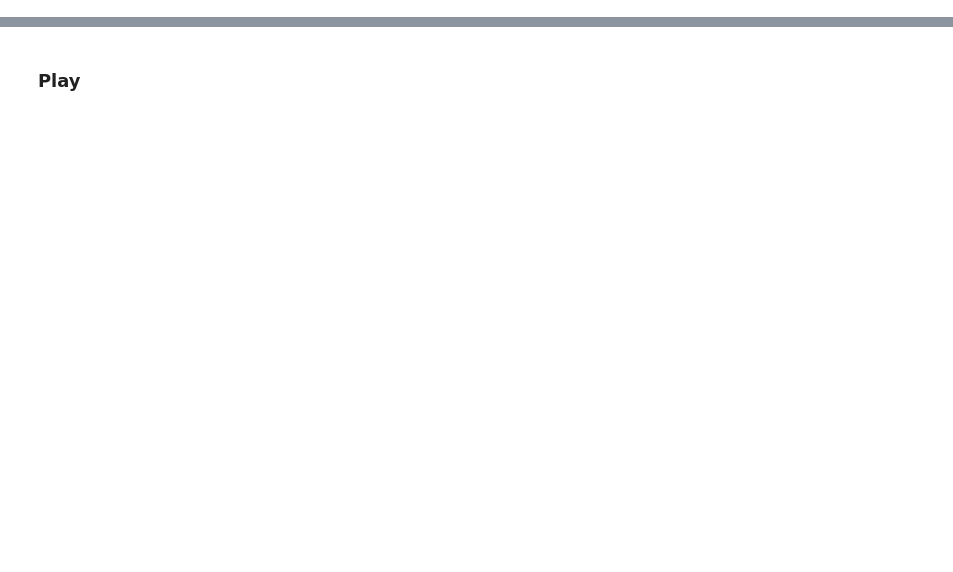
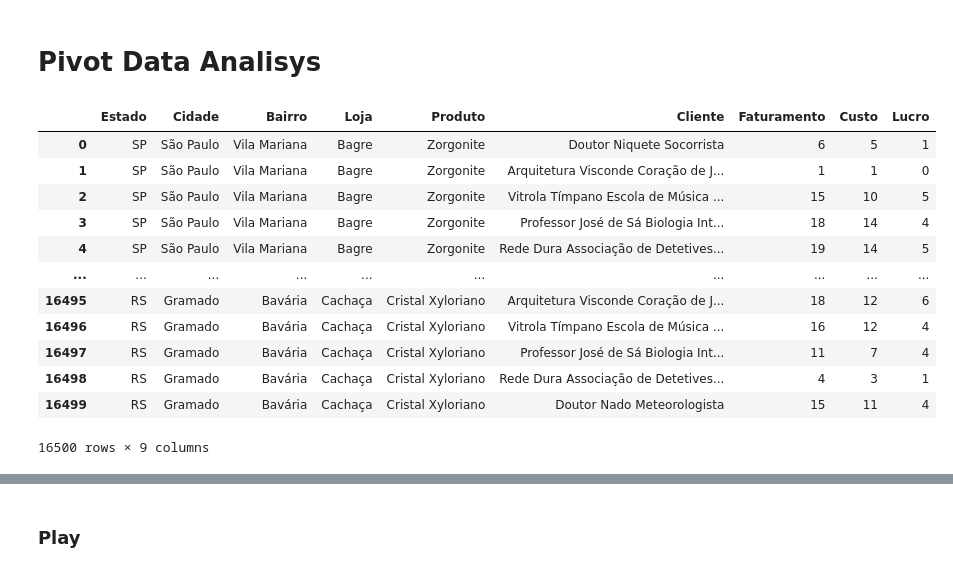
Before and after one commit to faustostangler/FLY_OLD, a Jupyter notebook: playground.ipynb, the cells around one changed output, grey strips where cells are left out. Drawn from its saved outputs; the diff is of its cells as text; code cells hidden in the pictures; blank space fills up the shorter version.

```diff
--- a/playground.ipynb
+++ b/playground.ipynb
@@ -0,0 +1,2 @@
+# %% [markdown]
+# Pivot Data Analisys
@@ -0,0 +8,39 @@
+# %%
+dados = []
+for estado, cidades in estados_cidades_bairros_lojas.items():
+    for cidade, bairros in cidades.items():
+        for bairro, lojas in bairros.items():
+            for loja in lojas:
+                for produto in produtos:
+                    for cliente in clientes:
+                        faturamento = int(np.random.randint(1, 20))  # 1000 a 20000
+                        custo = int(faturamento * np.random.uniform(0.6, 0.8)) + 1  # 60% a 80% do faturamento
+                        dados.append({
+                            "Estado": estado,
+                            "Cidade": cidade,
+                            "Bairro": bairro,
+                            "Loja": loja,
+                            "Produto": produto,
+                            "Cliente": cliente,
+                            "Faturamento": faturamento,
+                            "Custo": custo,
+                        })
+
+# Criando o DataFrame final
+df = pd.DataFrame(dados)
+df['Lucro'] = df['Faturamento'] - df['Custo']
+df
+# %% [output]
+|  | Estado | Cidade | Bairro | Loja | Produto | Cliente | Faturamento | Custo | Lucro |
+| 0 | SP | São Paulo | Vila Mariana | Bagre | Zorgonite | Doutor Niquete Socorrista | 6 | 5 | 1 |
+| 1 | SP | São Paulo | Vila Mariana | Bagre | Zorgonite | Arquitetura Visconde Coração de J... | 1 | 1 | 0 |
+| 2 | SP | São Paulo | Vila Mariana | Bagre | Zorgonite | Vitrola Tímpano Escola de Música ... | 15 | 10 | 5 |
+| 3 | SP | São Paulo | Vila Mariana | Bagre | Zorgonite | Professor José de Sá Biologia Int... | 18 | 14 | 4 |
+| 4 | SP | São Paulo | Vila Mariana | Bagre | Zorgonite | Rede Dura Associação de Detetives... | 19 | 14 | 5 |
+| ... | ... | ... | ... | ... | ... | ... | ... | ... | ... |
+| 16495 | RS | Gramado | Bavária | Cachaça | Cristal Xyloriano | Arquitetura Visconde Coração de J... | 18 | 12 | 6 |
+| 16496 | RS | Gramado | Bavária | Cachaça | Cristal Xyloriano | Vitrola Tímpano Escola de Música ... | 16 | 12 | 4 |
+| 16497 | RS | Gramado | Bavária | Cachaça | Cristal Xyloriano | Professor José de Sá Biologia Int... | 11 | 7 | 4 |
+| 16498 | RS | Gramado | Bavária | Cachaça | Cristal Xyloriano | Rede Dura Associação de Detetives... | 4 | 3 | 1 |
+| 16499 | RS | Gramado | Bavária | Cachaça | Cristal Xyloriano | Doutor Nado Meteorologista | 15 | 11 | 4 |
+16500 rows × 9 columns
```
Also changed, not shown: parts of 50 cells of this notebook, 7 other files.
